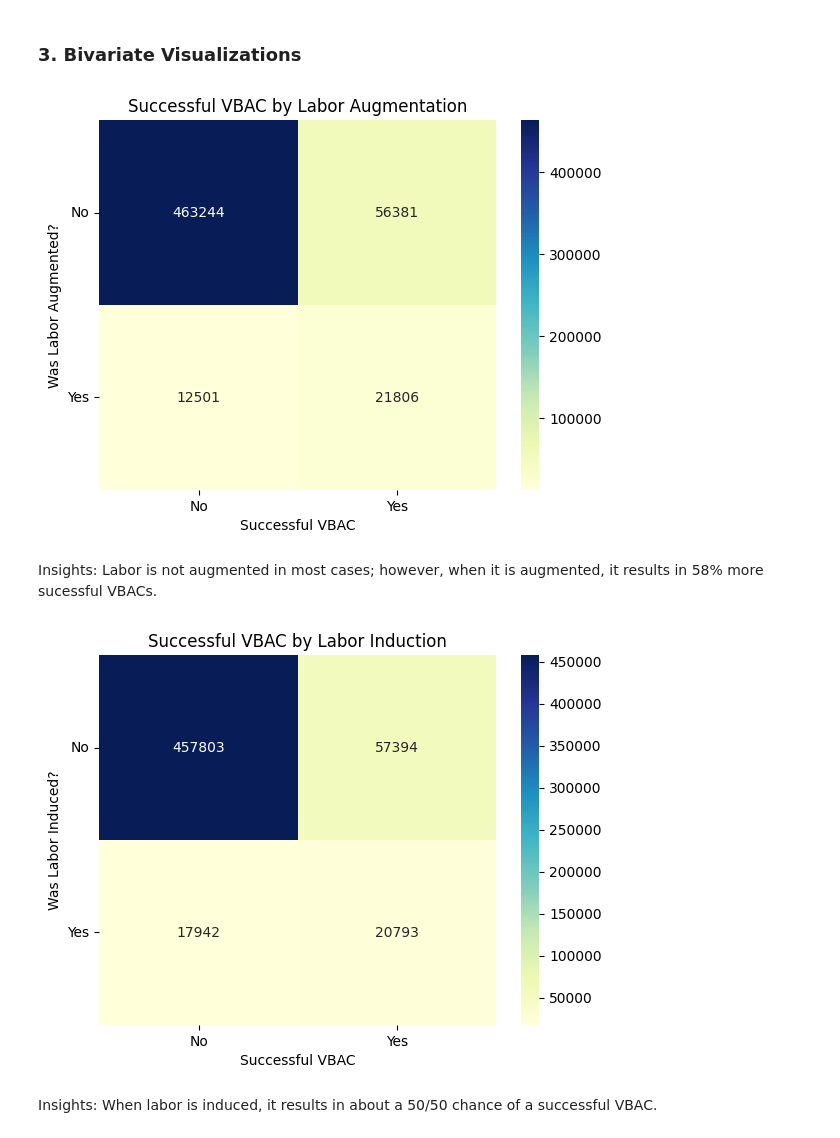
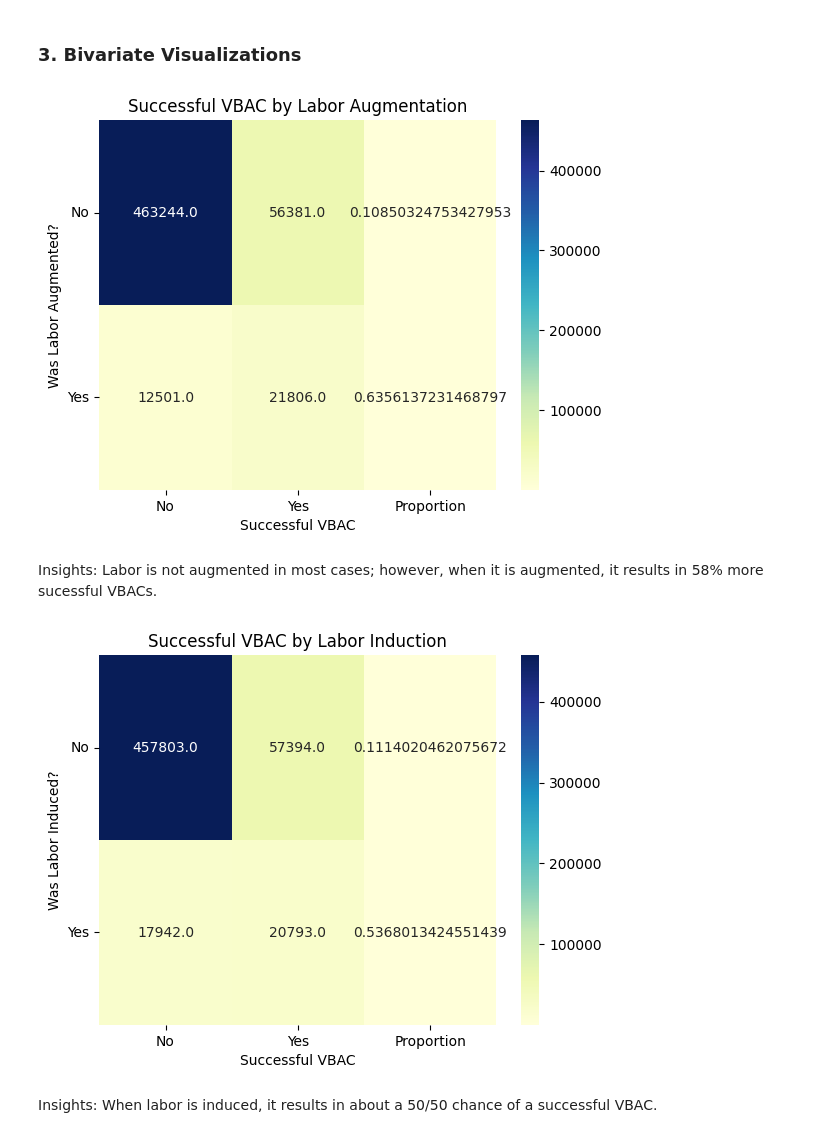
Before and after one commit to shroommu/natality-stats, a Jupyter notebook: dev/notebooks/exploratory/vbac/02_visualizations.ipynb, the cells around one changed output. Drawn from its saved outputs; the diff is of its cells as text; code cells hidden in the pictures.

```diff
--- a/dev/notebooks/exploratory/vbac/02_visualizations.ipynb
+++ b/dev/notebooks/exploratory/vbac/02_visualizations.ipynb
@@ -14,13 +15,15 @@ import pickle as pkl
 import warnings
 
 warnings.filterwarnings("ignore")
+# %%
+save_path = filedialog.askdirectory()
 # %% [markdown]
 ### 1. Load Data
 # %%
-df = pkl.load(open("../../../data/processed/vbac/filtered_df.pkl", "rb"))
+df = pkl.load(open("../../../data/2021/processed/vbac/filtered_df.pkl", "rb"))
 successful_vbac = df["successful_vbac"]
 feature_importances_df = pkl.load(
-    open("../../../data/processed/vbac/feature_importances_df.pkl", "rb")
+    open("../../../data/2021/processed/vbac/feature_importances_df.pkl", "rb")
 )
 # %%
 head = df.head()
@@ -309,33 +360,47 @@ augmentation_of_labor_cross_tab = pd.crosstab(
     df["augmentation_of_labor"], successful_vbac
 )
 
+augmentation_of_labor_cross_tab["proportion"] = augmentation_of_labor_cross_tab[1] / (
+    augmentation_of_labor_cross_tab[0] + augmentation_of_labor_cross_tab[1]
+)
+
+augmentation_of_labor_cross_tab.to_json(
+    save_path + "/augmentation_of_labor_cross_tab.json"
+)
+
 augmentation_of_labor_cross_tab_ax = sns.heatmap(
-    augmentation_of_labor_cross_tab, annot=True, fmt="d", cmap="YlGnBu"
+    augmentation_of_labor_cross_tab, annot=True, fmt="", cmap="YlGnBu"
 )
 augmentation_of_labor_cross_tab_ax.set_title("Successful VBAC by Labor Augmentation")
 augmentation_of_labor_cross_tab_ax.set_xlabel("Successful VBAC")
-augmentation_of_labor_cross_tab_ax.set_xticklabels(["No", "Yes"])
+augmentation_of_labor_cross_tab_ax.set_xticklabels(["No", "Yes", "Proportion"])
 augmentation_of_labor_cross_tab_ax.set_ylabel("Was Labor Augmented?")
 augmentation_of_labor_cross_tab_ax.set_yticklabels(["No", "Yes"], rotation=0)
 plt.show()
 # %% [output]
-[figure, old version]
+[figure, new version]
 # %% [markdown]
 Insights: Labor is not augmented in most cases; however, when it is augmented, it results in 58% more sucessful VBACs.
 # %%
 induction_of_labor_cross_tab = pd.crosstab(df["induction_of_labor"], successful_vbac)
 
+induction_of_labor_cross_tab["proportion"] = induction_of_labor_cross_tab[1] / (
+    induction_of_labor_cross_tab[0] + induction_of_labor_cross_tab[1]
+)
+
+induction_of_labor_cross_tab.to_json(save_path + "/induction_of_labor_cross_tab.json")
+
 induction_of_labor_cross_tab_ax = sns.heatmap(
-    induction_of_labor_cross_tab, annot=True, fmt="d", cmap="YlGnBu"
+    induction_of_labor_cross_tab, annot=True, fmt="", cmap="YlGnBu"
 )
 induction_of_labor_cross_tab_ax.set_title("Successful VBAC by Labor Induction")
 induction_of_labor_cross_tab_ax.set_xlabel("Successful VBAC")
-induction_of_labor_cross_tab_ax.set_xticklabels(["No", "Yes"])
+induction_of_labor_cross_tab_ax.set_xticklabels(["No", "Yes", "Proportion"])
 induction_of_labor_cross_tab_ax.set_ylabel("Was Labor Induced?")
 induction_of_labor_cross_tab_ax.set_yticklabels(["No", "Yes"], rotation=0)
 plt.show()
 # %% [output]
-[figure, old version]
+[figure, new version]
 # %% [markdown]
 Insights: When labor is induced, it results in about a 50/50 chance of a successful VBAC.
 # %%
```
Also changed, not shown: parts of 31 cells of this notebook, 2 other files.
